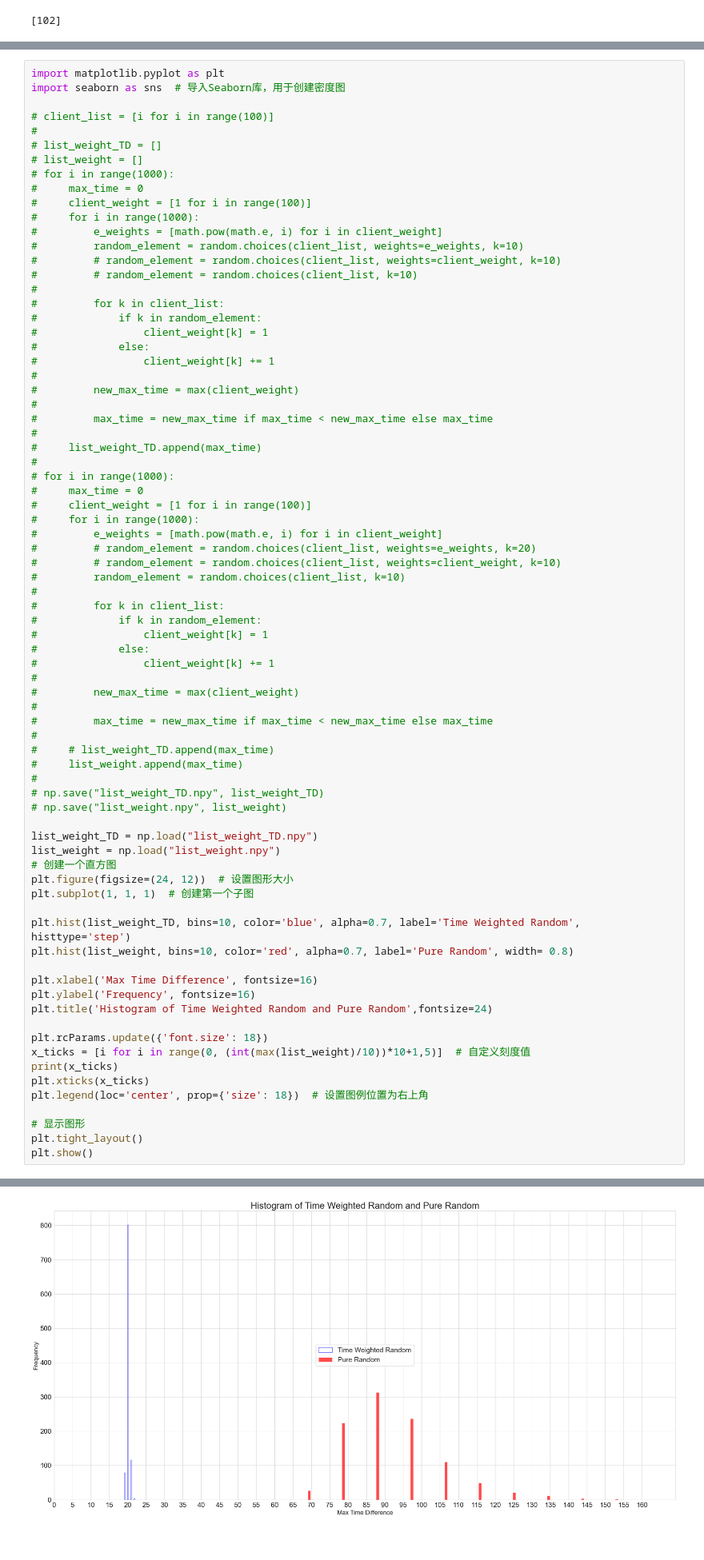
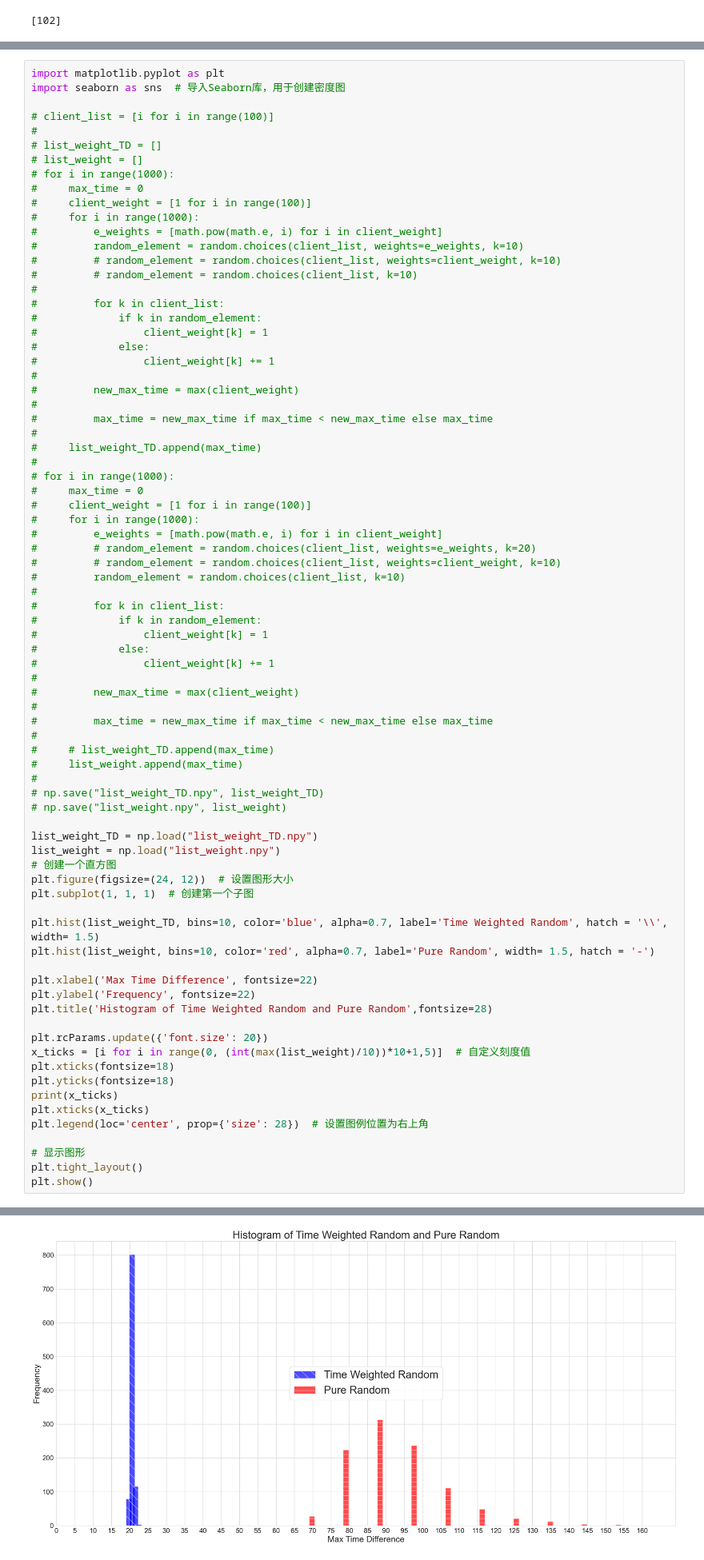
Before and after one commit to Soak-rar/CFL, a Jupyter notebook: DataLoadTest.ipynb, the cells around one changed output, grey strips where cells are left out. Shown: that part at 80% size. Drawn from its saved outputs; the diff is of its cells as text.

```diff
--- a/DataLoadTest.ipynb
+++ b/DataLoadTest.ipynb
@@ -133,41 +133,43 @@ import seaborn as sns  # 导入Seaborn库，用于创建密度图
 #             else:
 #                 client_weight[k] += 1
 #
 #         new_max_time = max(client_weight)
 #
 #         max_time = new_max_time if max_time < new_max_time else max_time
 #
 #     # list_weight_TD.append(max_time)
 #     list_weight.append(max_time)
 #
 # np.save("list_weight_TD.npy", list_weight_TD)
 # np.save("list_weight.npy", list_weight)
 
 list_weight_TD = np.load("list_weight_TD.npy")
 list_weight = np.load("list_weight.npy")
 # 创建一个直方图
 plt.figure(figsize=(24, 12))  # 设置图形大小
 plt.subplot(1, 1, 1)  # 创建第一个子图
 
-plt.hist(list_weight_TD, bins=10, color='blue', alpha=0.7, label='Time Weighted Random', histtype='step')
-plt.hist(list_weight, bins=10, color='red', alpha=0.7, label='Pure Random', width= 0.8)
+plt.hist(list_weight_TD, bins=10, color='blue', alpha=0.7, label='Time Weighted Random', hatch = '\\', width= 1.5)
+plt.hist(list_weight, bins=10, color='red', alpha=0.7, label='Pure Random', width= 1.5, hatch = '-')
 
-plt.xlabel('Max Time Difference', fontsize=16)
-plt.ylabel('Frequency', fontsize=16)
-plt.title('Histogram of Time Weighted Random and Pure Random',fontsize=24)
+plt.xlabel('Max Time Difference', fontsize=22)
+plt.ylabel('Frequency', fontsize=22)
+plt.title('Histogram of Time Weighted Random and Pure Random',fontsize=28)
 
-plt.rcParams.update({'font.size': 18})
+plt.rcParams.update({'font.size': 20})
 x_ticks = [i for i in range(0, (int(max(list_weight)/10))*10+1,5)]  # 自定义刻度值
+plt.xticks(fontsize=18)
+plt.yticks(fontsize=18)
 print(x_ticks)
 plt.xticks(x_ticks)
-plt.legend(loc='center', prop={'size': 18})  # 设置图例位置为右上角
+plt.legend(loc='center', prop={'size': 28})  # 设置图例位置为右上角
 
 # 显示图形
 plt.tight_layout()
 plt.show()
 # %% [output]
 [0, 5, 10, 15, 20, 25, 30, 35, 40, 45, 50, 55, 60, 65, 70, 75, 80, 85, 90, 95, 100, 105, 110, 115, 120, 125, 130, 135, 140, 145, 150, 155, 160]
-[figure, old version]
+[figure, new version]
 # %%
 x_ticks = [i for i in range(0, (int(185/10)+1)*10+1,5)]
 print(x_ticks)
```
Also changed, not shown: 9 other files.
